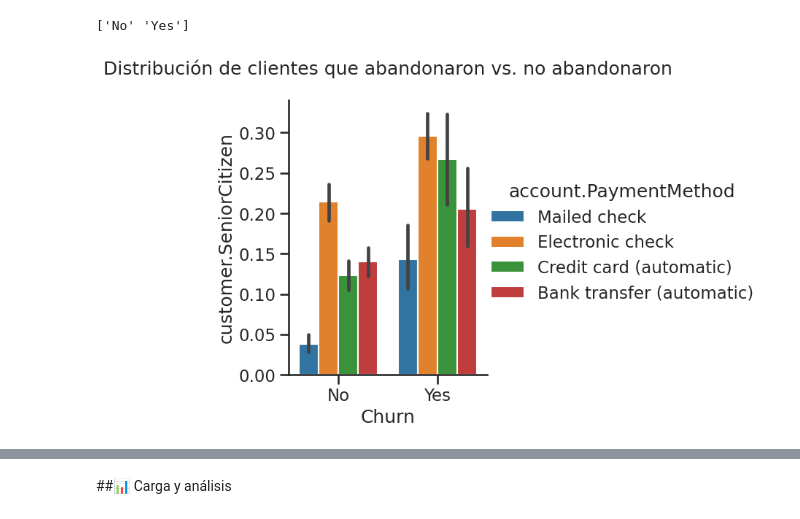
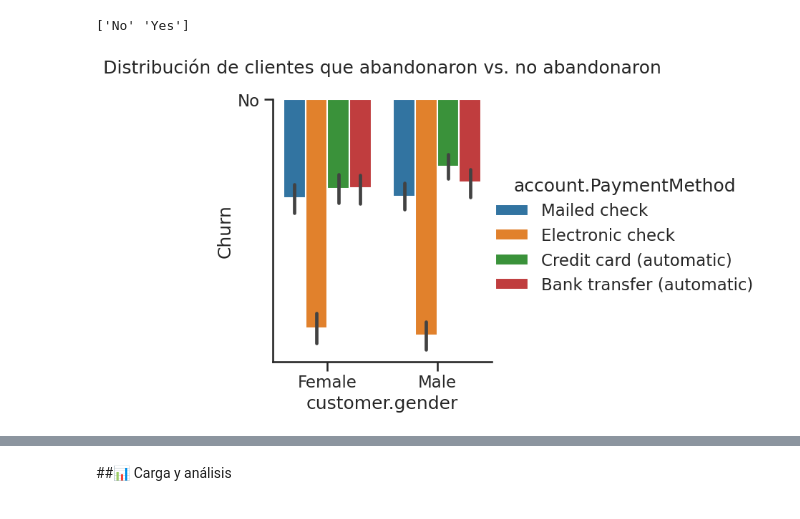
Before and after one commit to Goyo0117970/TelecomX, a Jupyter notebook: TelecomX.ipynb, the cells around one changed output, grey strips where cells are left out. Cells and saved outputs as stored; diff of their text form; code cells hidden in the pictures.

```diff
--- a/TelecomX.ipynb
+++ b/TelecomX.ipynb
@@ -142,10 +142,10 @@ print(df['Churn'].unique())
 # %%
 sns.set_theme(style='ticks', context='talk', palette='tab10')
 # %%
-sns.catplot(x='Churn', y='customer.SeniorCitizen', data=df, kind='bar',hue='account.PaymentMethod')
+sns.catplot(x='customer.gender', y='Churn', data=df, kind='bar',hue='account.PaymentMethod')
 plt.title('Distribución de clientes que abandonaron vs. no abandonaron\n')
 plt.show()
 # %% [output]
-[figure, old version]
+[figure, new version]
 # %%
 print(df['customer.SeniorCitizen'].unique())
```
Also changed, not shown: parts of 8 cells of this notebook.
